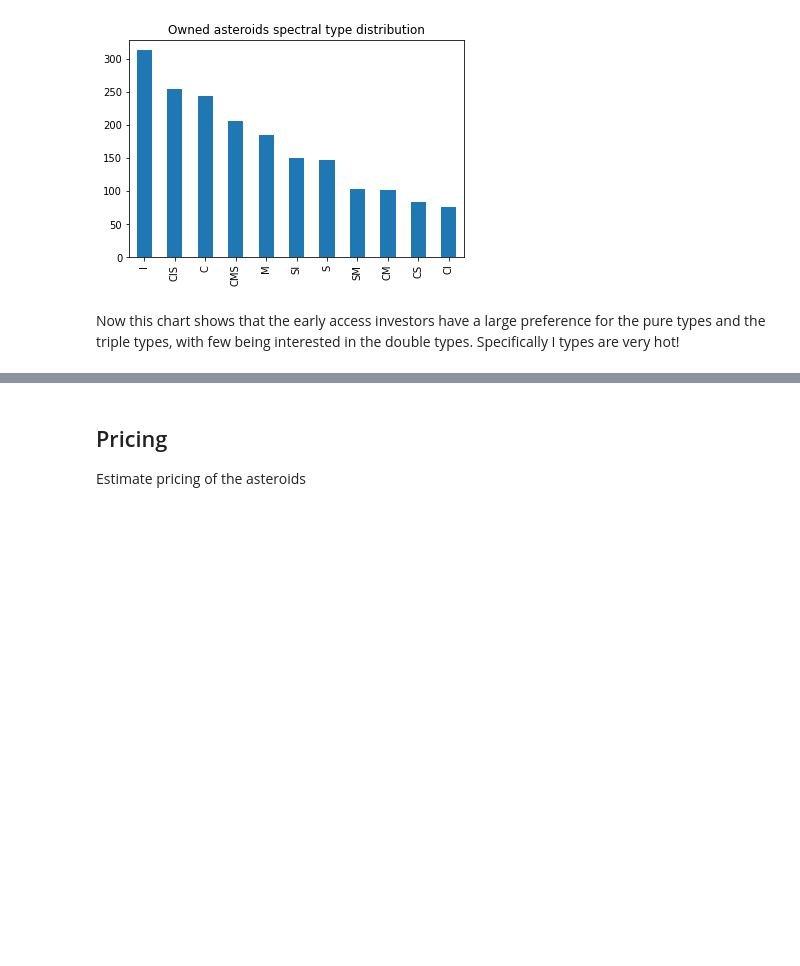
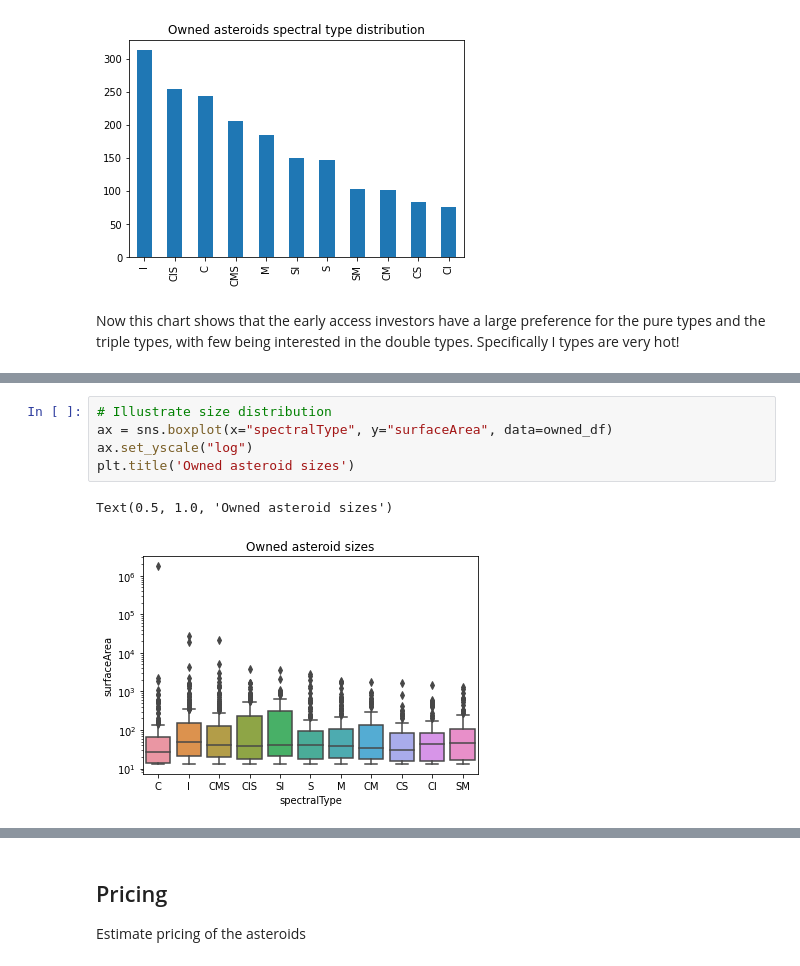
Before and after one commit to MichaelVerdegaal/InfluenceAsteroidVisualization, a Jupyter notebook: main.ipynb, the cells around one changed output, grey strips where cells are left out. Saved outputs shown, nothing was run; the diff lists cells and outputs as text; blank space fills up the shorter version.

```diff
--- a/main.ipynb
+++ b/main.ipynb
@@ -59,0 +77,8 @@ owned_df['size'].value_counts().plot(kind='bar', title="Asteroids size distribut
+# %%
+# Illustrate size distribution
+ax = sns.boxplot(x="spectralType", y="surfaceArea", data=owned_df)
+ax.set_yscale("log")
+plt.title('Owned asteroid sizes')
+# %% [output]
+Text(0.5, 1.0, 'Owned asteroid sizes')
+[figure, added]
```
Also changed, not shown: parts of 6 cells of this notebook.
